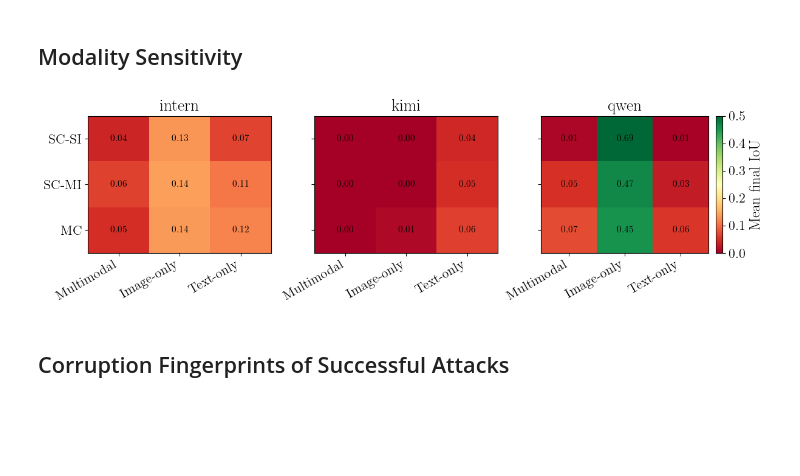
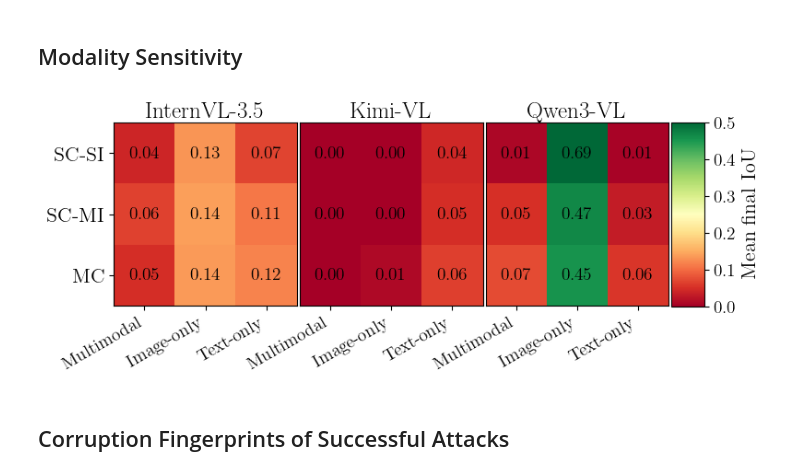
Before and after one commit to oliverweissl/multimodal-corruptions, a Jupyter notebook: analysis/RQ4_Correlation.ipynb, the cells around one changed output. Drawn from its saved outputs; the diff is of its cells as text; code cells hidden in the pictures; blank space fills up the shorter version.

Commit message:
Updated Analysis

```diff
--- a/analysis/RQ4_Correlation.ipynb
+++ b/analysis/RQ4_Correlation.ipynb
@@ -16,9 +16,14 @@ setup_matplotlib()
 df_all = load_all_results(include_baseline_fail=True)
 df     = success_only(df_all)
 
-# Models with enough successes for meaningful analysis
 MODELS = [m for m in sorted(df.model.unique())
           if (df.model == m).sum() >= 30]
+
+MODEL_LABEL = {
+    'qwen':   'Qwen3-VL',
+    'kimi':   'Kimi-VL',
+    'intern': 'InternVL-3.5',
+}
 
 SCENE_LABEL = {
     'single/solo':  'SC-SI',
@@ -26,3 +31,8 @@ SCENE_LABEL = {
     'multi':        'MC',
 }
 SCENES = ['single/solo', 'single/multi', 'multi']
+
+def mlabel(m):
+    return MODEL_LABEL.get(m, tex(m))
+
+print('Models:', [mlabel(m) for m in MODELS])
@@ -83,40 +104,53 @@ plt.show()
 # %%
 GMODES      = ['multi', 'image', 'text']
 GMODE_LABEL = {'multi': 'Multimodal', 'image': 'Image-only', 'text': 'Text-only'}
-n = len(MODELS)
+nr, nc = len(SCENES), len(GMODES)
 
-fig, axes = plt.subplots(1, n, figsize=(4 * n, 3.5), sharey=True)
-if n == 1:
-    axes = [axes]
-for k, (ax, model) in enumerate(zip(axes, MODELS)):
-    matrix = np.full((len(SCENES), len(GMODES)), np.nan)
+n     = len(MODELS)
+CELL  = 2.6
+CB_W  = 0.18
+
+fig, axes = plt.subplots(
+    1, n + 1,
+    figsize=(n * CELL + CELL * CB_W, CELL),
+    gridspec_kw={'width_ratios': [1] * n + [CB_W], 'wspace': 0.02},
+)
+data_axes, ax_cb = axes[:n], axes[n]
+
+for k, (ax, model) in enumerate(zip(data_axes, MODELS)):
+    matrix = np.full((nr, nc), np.nan)
     for i, scene in enumerate(SCENES):
         for j, gmode in enumerate(GMODES):
             sub = df[(df.model == model) & (df.obj_category == scene)
                      & (df.genome_mode == gmode)]
             if len(sub) >= 3:
                 matrix[i, j] = sub['final_iou'].mean()
 
-    im = ax.imshow(matrix, cmap='RdYlGn', vmin=0, vmax=0.5, aspect='auto')
-    if k==0:
-            ax.set_yticks(range(len(SCENES)))
-            ax.set_yticklabels([SCENE_LABEL[s] for s in SCENES])
-    ax.set_xticks(range(len(GMODES)))
-    ax.set_xticklabels([GMODE_LABEL[g] for g in GMODES], rotation=30, ha='right')
-    ax.set_title(tex(model))
-    for i in range(len(SCENES)):
-        for j in range(len(GMODES)):
+    im = ax.imshow(matrix, cmap='RdYlGn', vmin=0, vmax=0.5, aspect='equal')
+    ax.set_aspect('equal')
+    if k == 0:
+        ax.set_yticks(range(nr))
+        ax.set_yticklabels([SCENE_LABEL[s] for s in SCENES], fontsize=16)
+    else:
+        ax.set_yticks([])
+    ax.set_xticks(range(nc))
+    ax.set_xticklabels([GMODE_LABEL[g] for g in GMODES], rotation=30,
+                       ha='right', fontsize=14)
+    ax.set_title(mlabel(model), fontsize=18, pad=4)
+    for i in range(nr):
+        for j in range(nc):
             if not np.isnan(matrix[i, j]):
                 ax.text(j, i, f'{matrix[i,j]:.2f}', ha='center', va='center',
-                        fontsize=11, color='k', fontweight='bold')
-else:
-    plt.colorbar(im, ax=ax, label='Mean final IoU', fraction=0.046, pad=0.04)
+                        fontsize=14, color='k', fontweight='bold')
 
-plt.tight_layout(pad=0.3)
+plt.colorbar(im, cax=ax_cb)
+ax_cb.set_ylabel('Mean final IoU', fontsize=16)
+ax_cb.tick_params(labelsize=14)
+
 plt.savefig('figures/rq4_scene_modality_heatmap.pdf', dpi=150, bbox_inches='tight')
 plt.show()
 # %% [output]
-[figure, old version]
+[figure, new version]
 # %% [markdown]
 ## Corruption Fingerprints of Successful Attacks
 # %%
```
Also changed, not shown: parts of 4 cells of this notebook, 8 other files.
